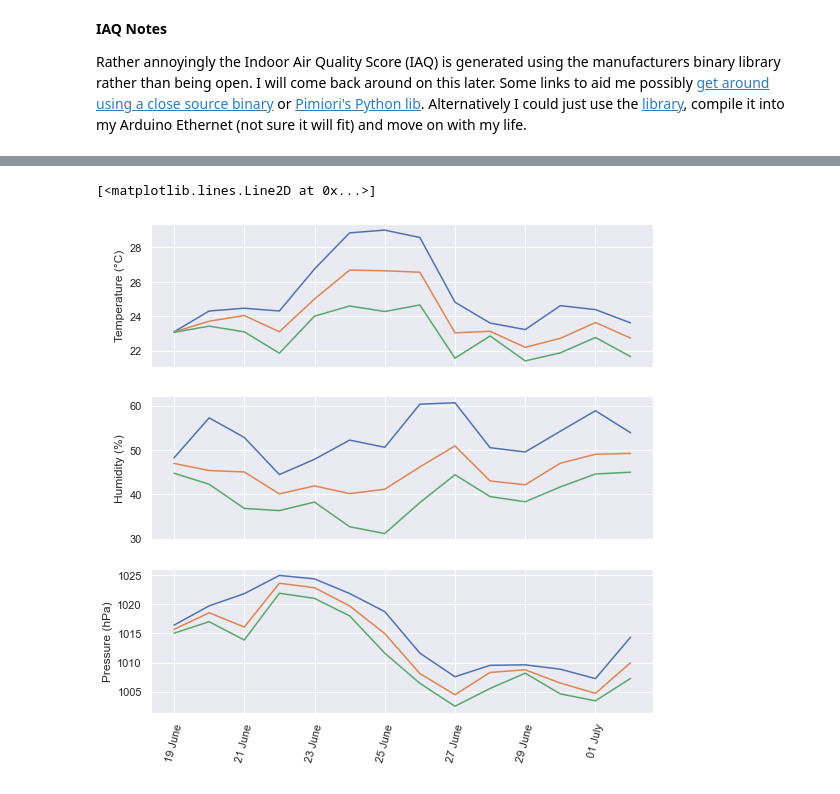
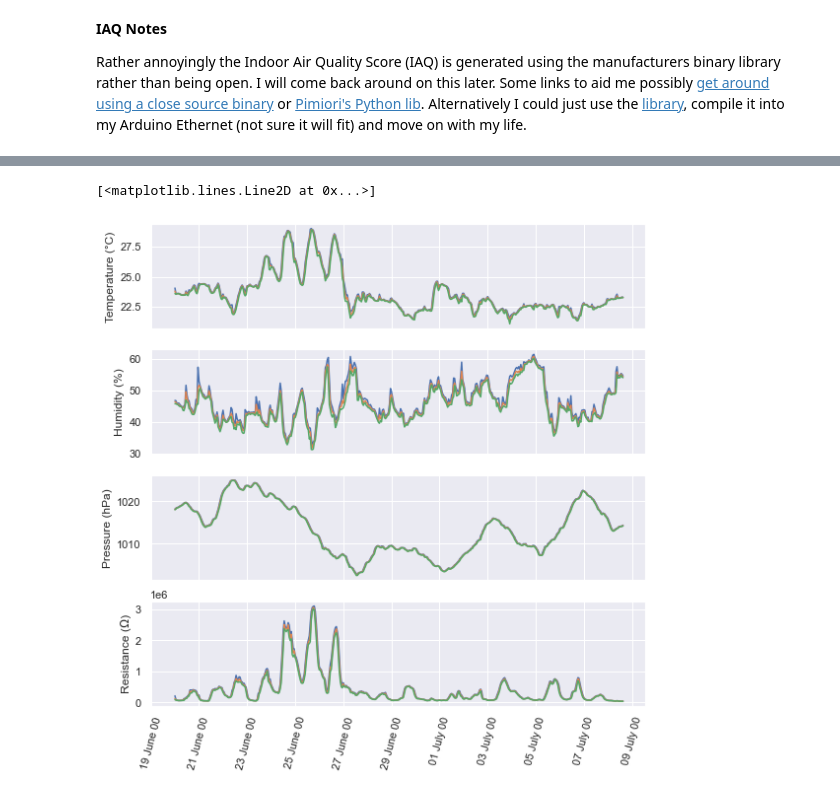
Before and after one commit to oisinmulvihill/sample_datamagic, a Jupyter notebook: notebooks/House Weather.ipynb, the cells around one changed output, grey strips where cells are left out. Saved outputs shown, nothing was run; the diff lists cells and outputs as text; code cells hidden in the pictures.

Commit message:
update and add in graph of gas kΩ. Not sure what this is telling me

```diff
--- a/notebooks/House Weather.ipynb
+++ b/notebooks/House Weather.ipynb
@@ -74,3 +71,9 @@ group_by_date = df.loc[:, ['temperature', 'humidity', 'pressure', 'gas']].groupb
+# %%
+# Group by date
+fields = ['temperature', 'humidity', 'pressure', 'gas']
+# group_by_date = df.loc["2020-06-25":"2020-06-28", fields]
+group_by_date = df.loc[:, fields]
+group_by_date = group_by_date.groupby(pd.Grouper(freq='1H'))
 # %%
 from matplotlib.dates import DateFormatter
 
@@ -85,35 +88,47 @@ mean = group_by_date.mean()
 min = group_by_date.min()
 
 fig = plt.figure(figsize=(9, 9))
 
-temp, humid, press = fig.subplots(3, 1)
+temp, humid, press, gas = fig.subplots(4, 1)
 temp.set_ylabel('Temperature (°C)')
 plt.setp(temp.get_xticklabels(), visible=False)
 
 humid.set_ylabel('Humidity (%)')
 # humid.yaxis.label.set_color('green')
 # humid.tick_params(axis='y', colors='green')
 plt.setp(humid.get_xticklabels(), visible=False)
 
 press.set_ylabel('Pressure (hPa)')
+plt.setp(press.get_xticklabels(), visible=False)
 # press.yaxis.label.set_color('blue')
 # press.tick_params(axis='y', colors='blue')
+# # Use the pressure yticks label for all now the others are hidden.
+# press.tick_params(axis='x', rotation=75)
+# date_form = DateFormatter("%d %B %H") # %B: month name, %d: date as number
+# press.xaxis.set_major_formatter(date_form)
+
+gas.set_ylabel('Resistance (Ω)')
 # Use the pressure yticks label for all now the others are hidden.
-press.tick_params(axis='x', rotation=75)
-date_form = DateFormatter("%d %B") # %B: month name, %d: date as number
-press.xaxis.set_major_formatter(date_form)
+gas.tick_params(axis='x', rotation=75)
+date_form = DateFormatter("%d %B %H") # %B: month name, %d: date as number
+gas.xaxis.set_major_formatter(date_form)
+
 
 temp.plot(mean.index, max.temperature, label="Max")
 temp.plot(mean.index, mean.temperature, label="Avg")
 temp.plot(mean.index, min.temperature, label="Min")
 
 humid.plot(mean.index, max.humidity, label="Max")
 humid.plot(mean.index, mean.humidity, label="Avg")
 humid.plot(mean.index, min.humidity, label="Min")
 
 press.plot(mean.index, max.pressure, label="Max")
 press.plot(mean.index, mean.pressure, label="Avg")
 press.plot(mean.index, min.pressure, label="Min")
+
+gas.plot(mean.index, max.gas, label="Max")
+gas.plot(mean.index, mean.gas, label="Avg")
+gas.plot(mean.index, min.gas, label="Min")
 # %% [output]
 [<matplotlib.lines.Line2D at 0x...>]
-[figure, old version]
+[figure, new version]
```
Also changed, not shown: parts of 1 cell of this notebook, 1 other file.
